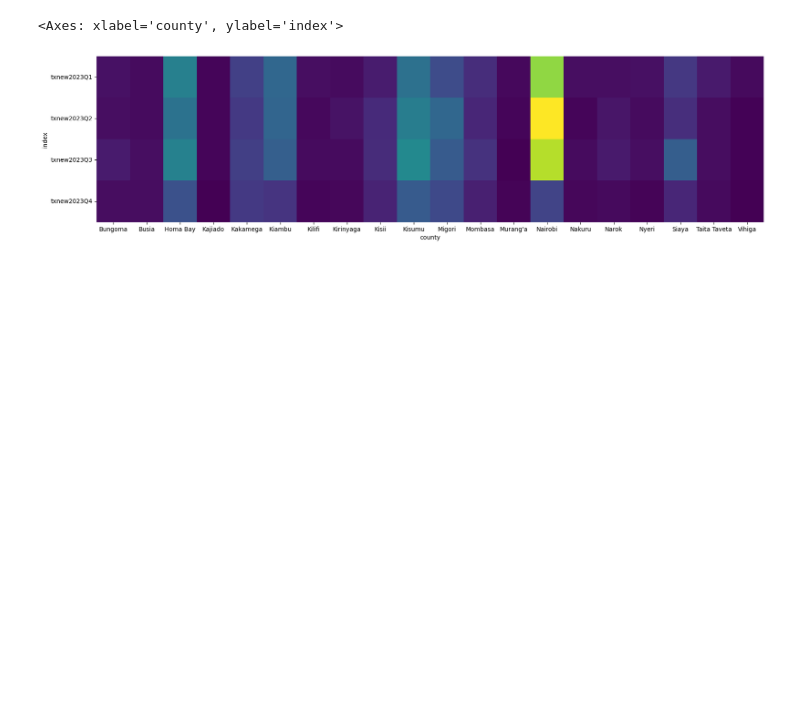
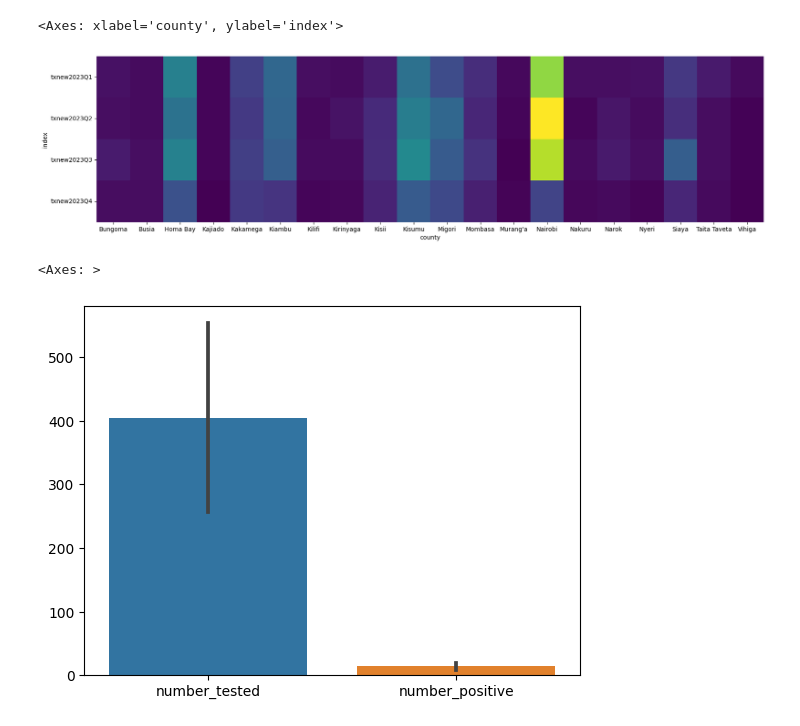
Before and after one commit to WayneNyariroh/wynlb.kccbs_sites_map, a Jupyter notebook: data_prep_cleaning_eda.ipynb, the cells around one changed output. Drawn from its saved outputs; the diff is of its cells as text; code cells hidden in the pictures; blank space fills up the shorter version.

```diff
--- a/data_prep_cleaning_eda.ipynb
+++ b/data_prep_cleaning_eda.ipynb
@@ -636,3 +629,8 @@ sns.heatmap(test_heat, cmap='viridis',cbar=False)
 # %% [output]
 <Axes: xlabel='county', ylabel='index'>
 [figure]
+# %%
+sns.barplot(tested_df[['county','number_tested','number_positive']].set_index(['number_tested','number_positive']).reset_index())
+# %% [output]
+<Axes: >
+[figure, added]
```
Also changed, not shown: parts of 6 cells of this notebook, 6 other files.
